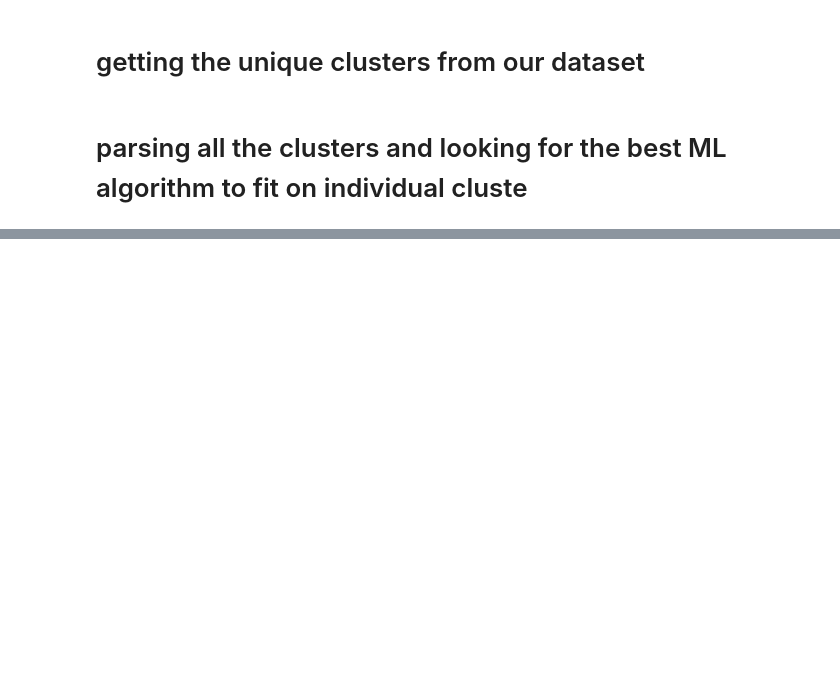
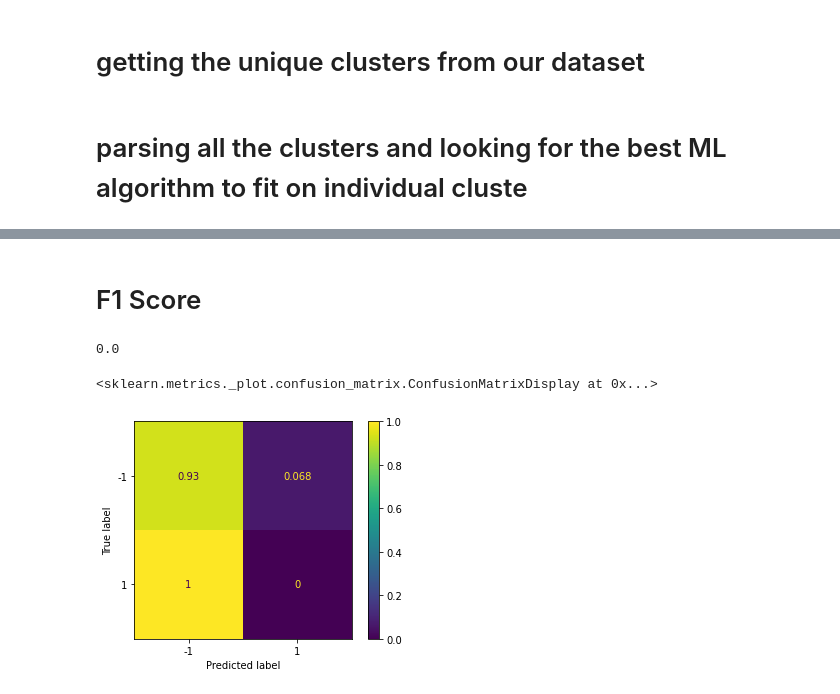
Before and after one commit to plaban1981/INEURON, a Jupyter notebook: WaferFaultDetection.ipynb, the cells around one changed output, grey strips where cells are left out. Cells and saved outputs as stored; diff of their text form; code cells hidden in the pictures; blank space fills up the shorter version.

```diff
--- a/WaferFaultDetection.ipynb
+++ b/WaferFaultDetection.ipynb
@@ -439,0 +453,3 @@ best_model_name,best_model
+# %%
+from sklearn.model_selection import train_test_split
+X_train ,X_test,y_train,y_test = train_test_split(new_df.drop(['Good/Bad'],axis=1),new_df['Good/Bad'],test_size=0.33,random_state=1)
@@ -439,0 +460,11 @@ best_model_name,best_model
+# %%
+rf = RandomForestClassifier(bootstrap=True, ccp_alpha=0.0,
+                        class_weight='balanced', criterion='gini',
+                        max_depth=2, max_features='auto', max_leaf_nodes=None,
+                        max_samples=None, min_impurity_decrease=0.0,
+                        min_impurity_split=None, min_samples_leaf=1,
+                        min_samples_split=2, min_weight_fraction_leaf=0.0,
+                        n_estimators=10, n_jobs=None, oob_score=False,
+                        random_state=None, verbose=0, warm_start=False)
+# %%
+rf.fit(X_train,y_train)
@@ -439,0 +502,12 @@ best_model_name,best_model
+# %% [markdown]
+# F1 Score
+# %%
+from sklearn.metrics import f1_score,plot_confusion_matrix,plot_precision_recall_curve,plot_roc_curve
+f1_score(y_test,y_pred)
+# %% [output]
+0.0
+# %%
+plot_confusion_matrix(rf,X_test,y_test,normalize='true')
+# %% [output]
+<sklearn.metrics._plot.confusion_matrix.ConfusionMatrixDisplay at 0x...>
+[figure, added]
```
Also changed, not shown: parts of 13 cells of this notebook.
